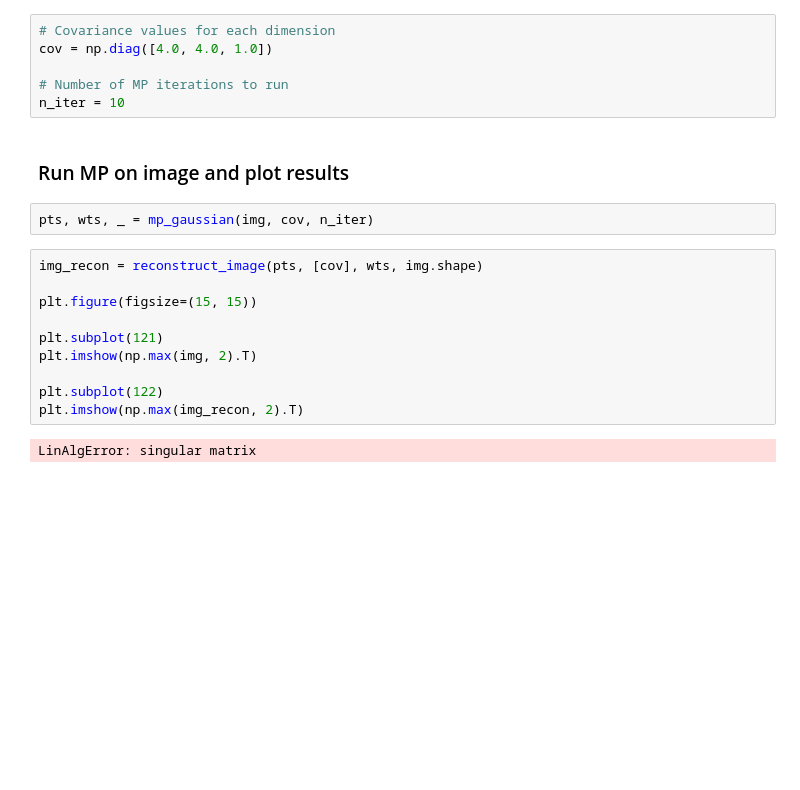
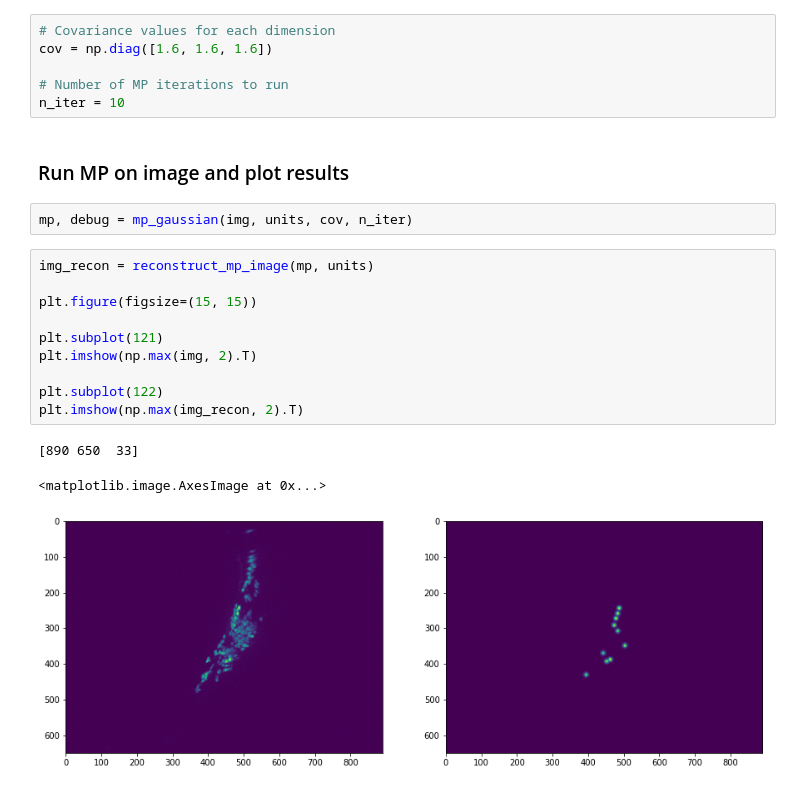
Before and after one commit to evarol/ot_tracking, a Jupyter notebook: python/notebooks/image_representation/06_mp_params_zimmer.ipynb, the cells around one changed output. Saved outputs shown, nothing was run; the diff lists cells and outputs as text; blank space fills up the shorter version.

```diff
--- a/python/notebooks/image_representation/06_mp_params_zimmer.ipynb
+++ b/python/notebooks/image_representation/06_mp_params_zimmer.ipynb
@@ -37,23 +32,25 @@ plot_maxproj(img_2);
 ### Set parameters
 # %%
 # Covariance values for each dimension
-cov = np.diag([4.0, 4.0, 1.0])
+cov = np.diag([1.6, 1.6, 1.6])
 
 # Number of MP iterations to run
 n_iter = 10
 # %% [markdown]
 ### Run MP on image and plot results
 # %%
-pts, wts, _ = mp_gaussian(img, cov, n_iter)
+mp, debug = mp_gaussian(img, units, cov, n_iter)
 # %%
-img_recon = reconstruct_image(pts, [cov], wts, img.shape)
+img_recon = reconstruct_mp_image(mp, units)
 
 plt.figure(figsize=(15, 15))
 
 plt.subplot(121)
 plt.imshow(np.max(img, 2).T)
 
 plt.subplot(122)
 plt.imshow(np.max(img_recon, 2).T)
 # %% [output]
-LinAlgError: singular matrix
+[890 650  33]
+<matplotlib.image.AxesImage at 0x...>
+[figure, added]
```
Also changed, not shown: parts of 2 cells of this notebook, 2 other files.
